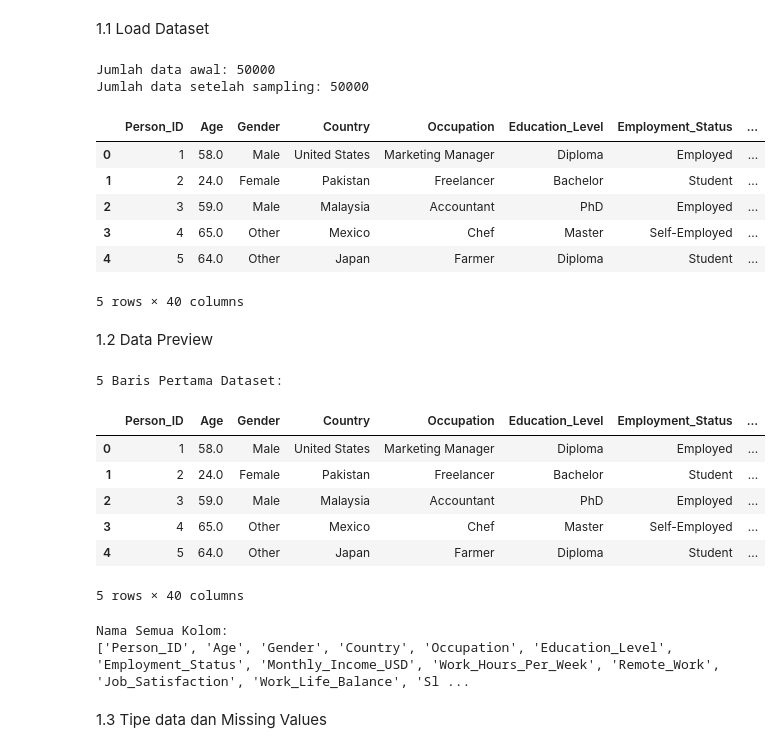
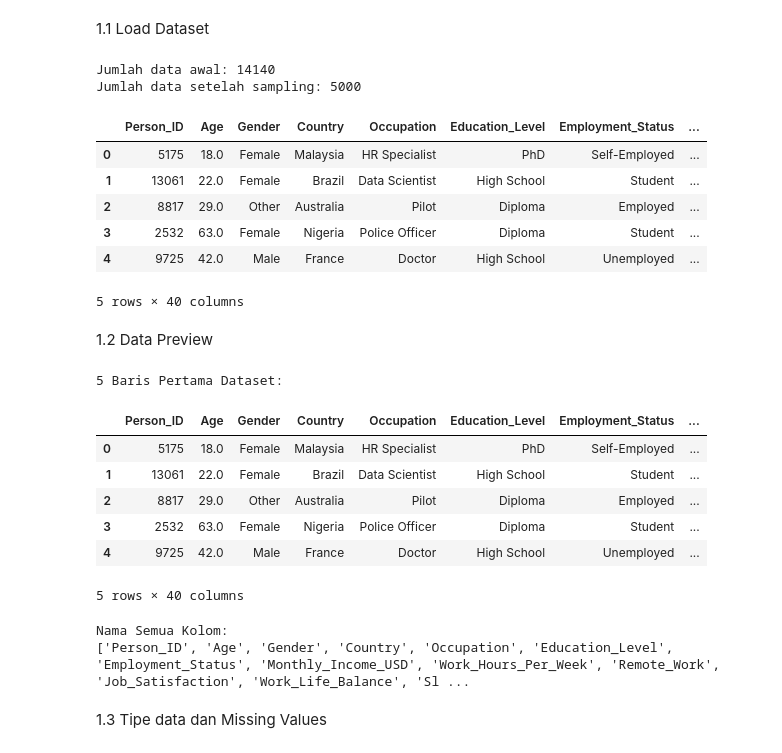
Before and after one commit to Raditya-Z/MachineLearning_244107020144, a Jupyter notebook: QUIZ1/PerbandinganKsama-MetodeKmeans/K4_Studi_Kasus_KMeans_Euclidean2.ipynb, the cells around one changed output. Saved outputs shown, nothing was run; the diff lists cells and outputs as text; code cells hidden in the pictures.

```diff
--- a/QUIZ1/PerbandinganKsama-MetodeKmeans/K4_Studi_Kasus_KMeans_Euclidean2.ipynb
+++ b/QUIZ1/PerbandinganKsama-MetodeKmeans/K4_Studi_Kasus_KMeans_Euclidean2.ipynb
@@ -43,25 +43,25 @@ os.makedirs(OUTPUT_DIR, exist_ok=True)
 # %%
 df = pd.read_csv('burnout_dataset1.csv')
 
 print(f'Jumlah data awal: {len(df)}')
 
-# df = df.sample(
-#     n=5000,
-#     random_state=42
-# ).reset_index(drop=True)
+df = df.sample(
+     n=5000,
+     random_state=42
+).reset_index(drop=True)
 
 print(f'Jumlah data setelah sampling: {len(df)}')
 
 df.head()
 # %% [output]
-Jumlah data awal: 50000
-Jumlah data setelah sampling: 50000
+Jumlah data awal: 14140
+Jumlah data setelah sampling: 5000
 |  | Person_ID | Age | Gender | Country | Occupation | Education_Level | Employment_Status | ... |
-| 0 | 1 | 58.0 | Male | United States | Marketing Manager | Diploma | Employed | ... |
-| 1 | 2 | 24.0 | Female | Pakistan | Freelancer | Bachelor | Student | ... |
-| 2 | 3 | 59.0 | Male | Malaysia | Accountant | PhD | Employed | ... |
-| 3 | 4 | 65.0 | Other | Mexico | Chef | Master | Self-Employed | ... |
-| 4 | 5 | 64.0 | Other | Japan | Farmer | Diploma | Student | ... |
+| 0 | 5175 | 18.0 | Female | Malaysia | HR Specialist | PhD | Self-Employed | ... |
+| 1 | 13061 | 22.0 | Female | Brazil | Data Scientist | High School | Student | ... |
+| 2 | 8817 | 29.0 | Other | Australia | Pilot | Diploma | Employed | ... |
+| 3 | 2532 | 63.0 | Female | Nigeria | Police Officer | Diploma | Student | ... |
+| 4 | 9725 | 42.0 | Male | France | Doctor | High School | Unemployed | ... |
 5 rows × 40 columns
 # %% [markdown]
 1.2 Data Preview
@@ -74,11 +74,11 @@ print(df.columns.tolist())
 # %% [output]
 5 Baris Pertama Dataset:
 |  | Person_ID | Age | Gender | Country | Occupation | Education_Level | Employment_Status | ... |
-| 0 | 1 | 58.0 | Male | United States | Marketing Manager | Diploma | Employed | ... |
-| 1 | 2 | 24.0 | Female | Pakistan | Freelancer | Bachelor | Student | ... |
-| 2 | 3 | 59.0 | Male | Malaysia | Accountant | PhD | Employed | ... |
-| 3 | 4 | 65.0 | Other | Mexico | Chef | Master | Self-Employed | ... |
-| 4 | 5 | 64.0 | Other | Japan | Farmer | Diploma | Student | ... |
+| 0 | 5175 | 18.0 | Female | Malaysia | HR Specialist | PhD | Self-Employed | ... |
+| 1 | 13061 | 22.0 | Female | Brazil | Data Scientist | High School | Student | ... |
+| 2 | 8817 | 29.0 | Other | Australia | Pilot | Diploma | Employed | ... |
+| 3 | 2532 | 63.0 | Female | Nigeria | Police Officer | Diploma | Student | ... |
+| 4 | 9725 | 42.0 | Male | France | Doctor | High School | Unemployed | ... |
 5 rows × 40 columns
 Nama Semua Kolom:
 ['Person_ID', 'Age', 'Gender', 'Country', 'Occupation', 'Education_Level', 'Employment_Status', 'Monthly_Income_USD', 'Work_Hours_Per_Week', 'Remote_Work', 'Job_Satisfaction', 'Work_Life_Balance', 'Sl ...
```
Also changed, not shown: parts of 19 cells of this notebook.
